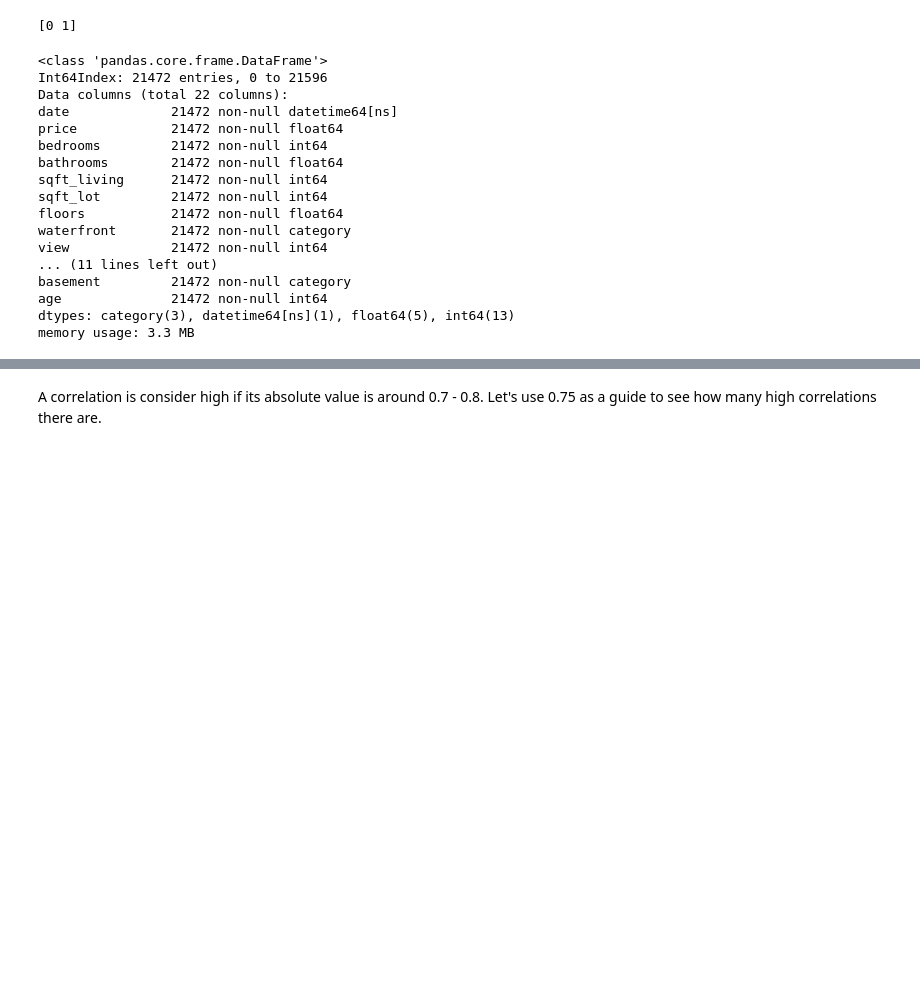
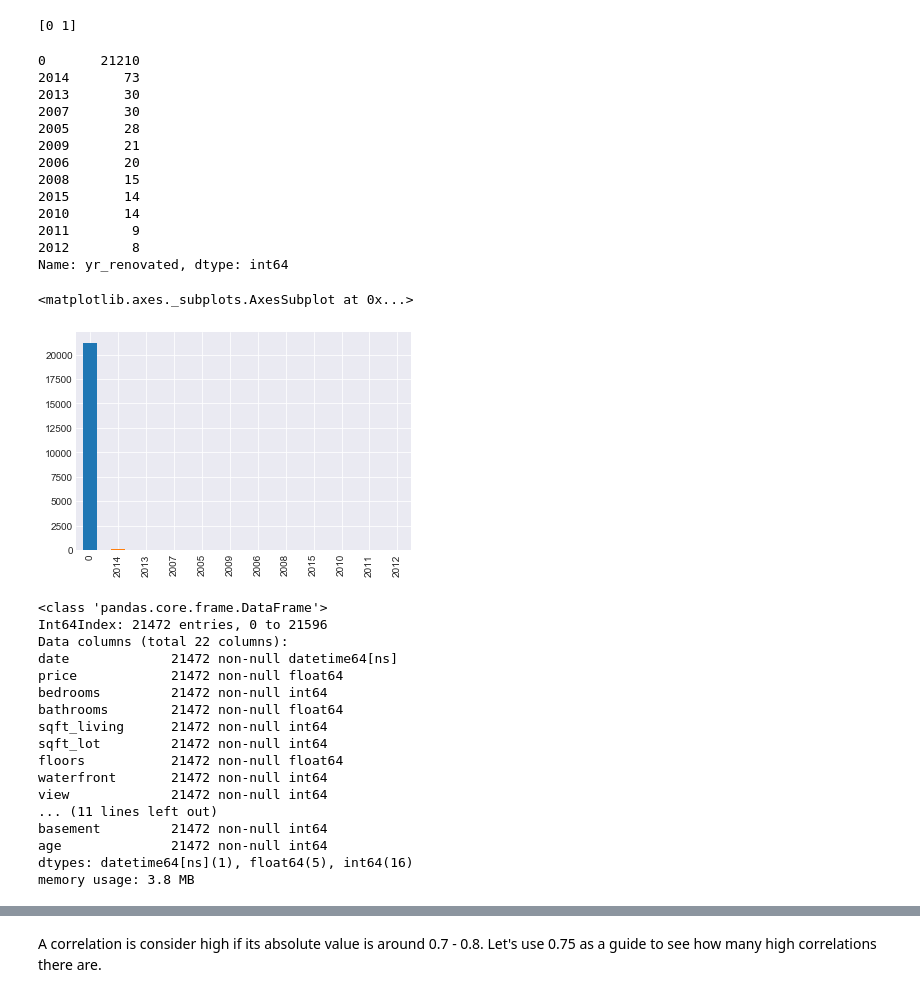
Before and after one commit to jenylmurdock/dsc-1-final-project-online-ds-pt-011419, a Jupyter notebook: Student2.ipynb, the cells around one changed output, grey strips where cells are left out. Drawn from its saved outputs; the diff is of its cells as text; code cells hidden in the pictures; blank space fills up the shorter version.

```diff
--- a/Student2.ipynb
+++ b/Student2.ipynb
@@ -125,12 +149,10 @@ Name: view, dtype: int64
 # %%
 # replace null values with 0 in waterfront column and change to data type integer
 kc.waterfront = kc.waterfront.fillna(value=0)
-kc.waterfront = kc.waterfront.astype(int)
-kc.waterfront = kc.waterfront.astype('category')
 
 # replace null values in yr_renovated with 0 and change to data type integer
 kc.yr_renovated = kc.yr_renovated.fillna(value=0)
-kc.yr_renovated = kc.yr_renovated.astype(int)
+
 
 # Verify that there are not any more null values
 kc.isna().sum()
@@ -191,8 +213,11 @@ kc.head()
 # Start with an initial data type conversion
 # For columns that are obviouly categorized wrong, convert them to an appropriate data type
 kc['date'] = pd.to_datetime(kc.date)
-kc['condition'] = kc.condition.astype(int)
-kc['grade'] = kc.grade.astype(int)
+
+kc['waterfront'] = kc.waterfront.astype(int)
+kc['yr_renovated'] = kc.yr_renovated.astype(int)
+kc['view'] = kc.view.astype(float)
+kc['view'] = kc.view.astype(int)
 # %%
 # Check columns for unusable data by looking at the unique values for each variable
 # %%
@@ -259,7 +281,6 @@ print (kc['view'].value_counts())
 
 kc['has_view'] = kc['view'].apply(lambda row: 1 if row != 0 else 0)
 print (kc['has_view'].unique())
-kc.has_view = kc.has_view.astype('category')
 # %% [output]
 0    19371
 2      952
@@ -281,7 +302,6 @@ kc['sqft_basement'] = kc['sqft_basement'].astype(int)
 # https://github.com/matthewsparr/King-County-Sales-Analysis/blob/master/student2.ipynb
 kc['basement'] = kc['sqft_basement'].apply(lambda row: 0 if row == 0 else 1)
 print(kc['basement'].unique())
-kc.basement = kc.basement.astype('category')
 # %% [output]
 [0 1]
 # %%
@@ -290,6 +310,30 @@ kc.basement = kc.basement.astype('category')
 kc['yr_built'].describe()
 kc['age'] = (kc.yr_built.max() - kc.yr_built + 1)
 kc = kc.drop(['yr_built'], axis=1)
+# %%
+# anything renovated before 2005 is 10 years old already
+years = kc.loc[:,'yr_renovated']
+for year in years:
+    if year < 2005:
+        kc['yr_renovated'] = (kc['yr_renovated'].replace(year, 0)).astype(int)
+print (kc['yr_renovated'].value_counts())
+kc['yr_renovated'].value_counts().plot(kind='bar')
+# %% [output]
+0       21210
+2014       73
+2013       30
+2007       30
+2005       28
+2009       21
+2006       20
+2008       15
+2015       14
+2010       14
+2011        9
+2012        8
+Name: yr_renovated, dtype: int64
+<matplotlib.axes._subplots.AxesSubplot at 0x...>
+[figure, added]
 # %%
 kc.info(2)
 # %% [output]
@@ -303,10 +347,10 @@ bathrooms        21472 non-null float64
 sqft_living      21472 non-null int64
 sqft_lot         21472 non-null int64
 floors           21472 non-null float64
-waterfront       21472 non-null category
+waterfront       21472 non-null int64
 view             21472 non-null int64
 ... (11 lines left out)
-basement         21472 non-null category
+basement         21472 non-null int64
 age              21472 non-null int64
-dtypes: category(3), datetime64[ns](1), float64(5), int64(13)
-memory usage: 3.3 MB
+dtypes: datetime64[ns](1), float64(5), int64(16)
+memory usage: 3.8 MB
```
Also changed, not shown: parts of 20 cells of this notebook, 2 other files.
